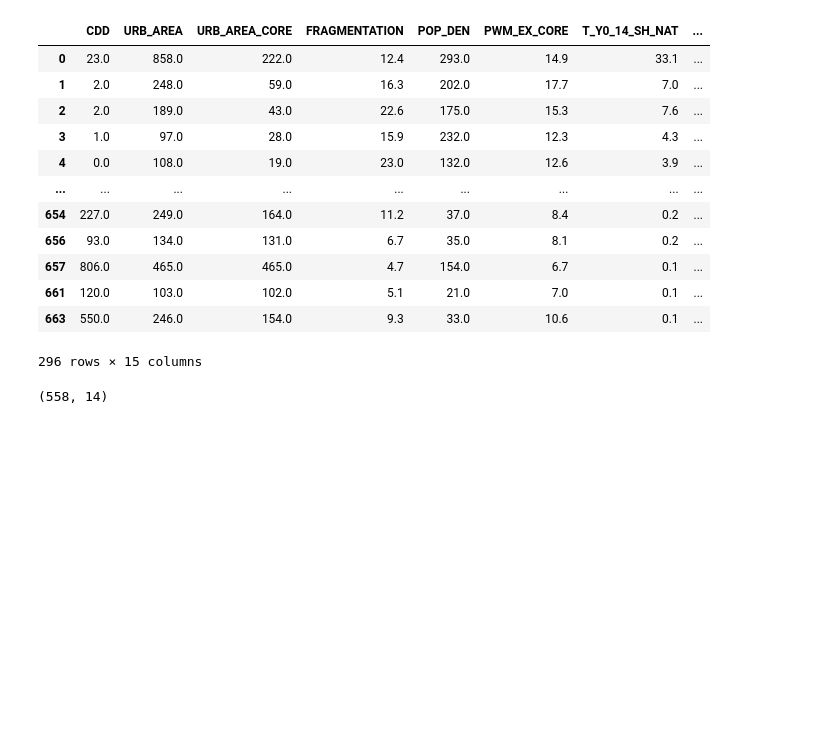
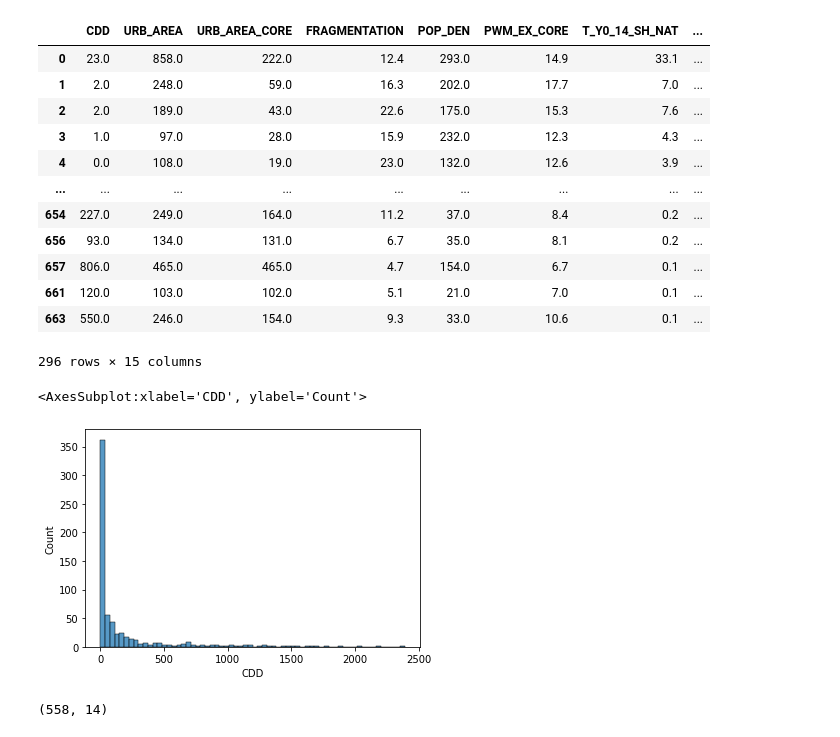
Before and after one commit to TbrBrbs97/mda_heatwaves-cameroon, a Jupyter notebook: DataPrep/DataPrep_MainScript.ipynb, the cells around one changed output. Saved outputs shown, nothing was run; the diff lists cells and outputs as text; code cells hidden in the pictures; blank space fills up the shorter version.

```diff
--- a/DataPrep/DataPrep_MainScript.ipynb
+++ b/DataPrep/DataPrep_MainScript.ipynb
@@ -731,6 +761,11 @@ complete_data_mahalonobis[idx]
 | 661 | 120.0 | 103.0 | 102.0 | 5.1 | 21.0 | 7.0 | 0.1 | ... |
 | 663 | 550.0 | 246.0 | 154.0 | 9.3 | 33.0 | 10.6 | 0.1 | ... |
 296 rows × 15 columns
+# %%
+sns.histplot(complete_data_mahalonobis['CDD'])
+# %% [output]
+<AxesSubplot:xlabel='CDD', ylabel='Count'>
+[figure, added]
 # %%
 import scipy.stats as stats
 
```
Also changed, not shown: parts of 11 cells of this notebook.
